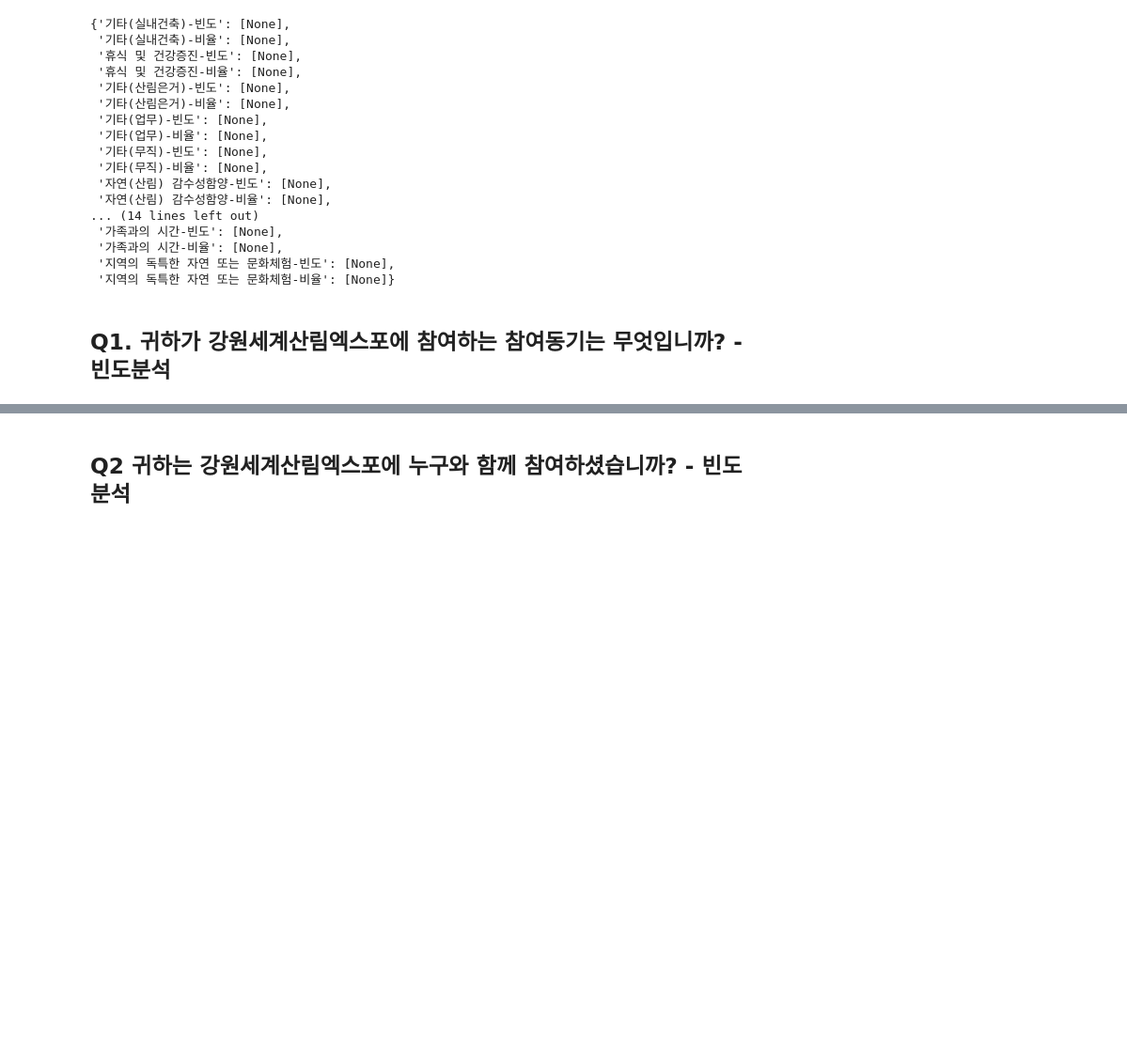
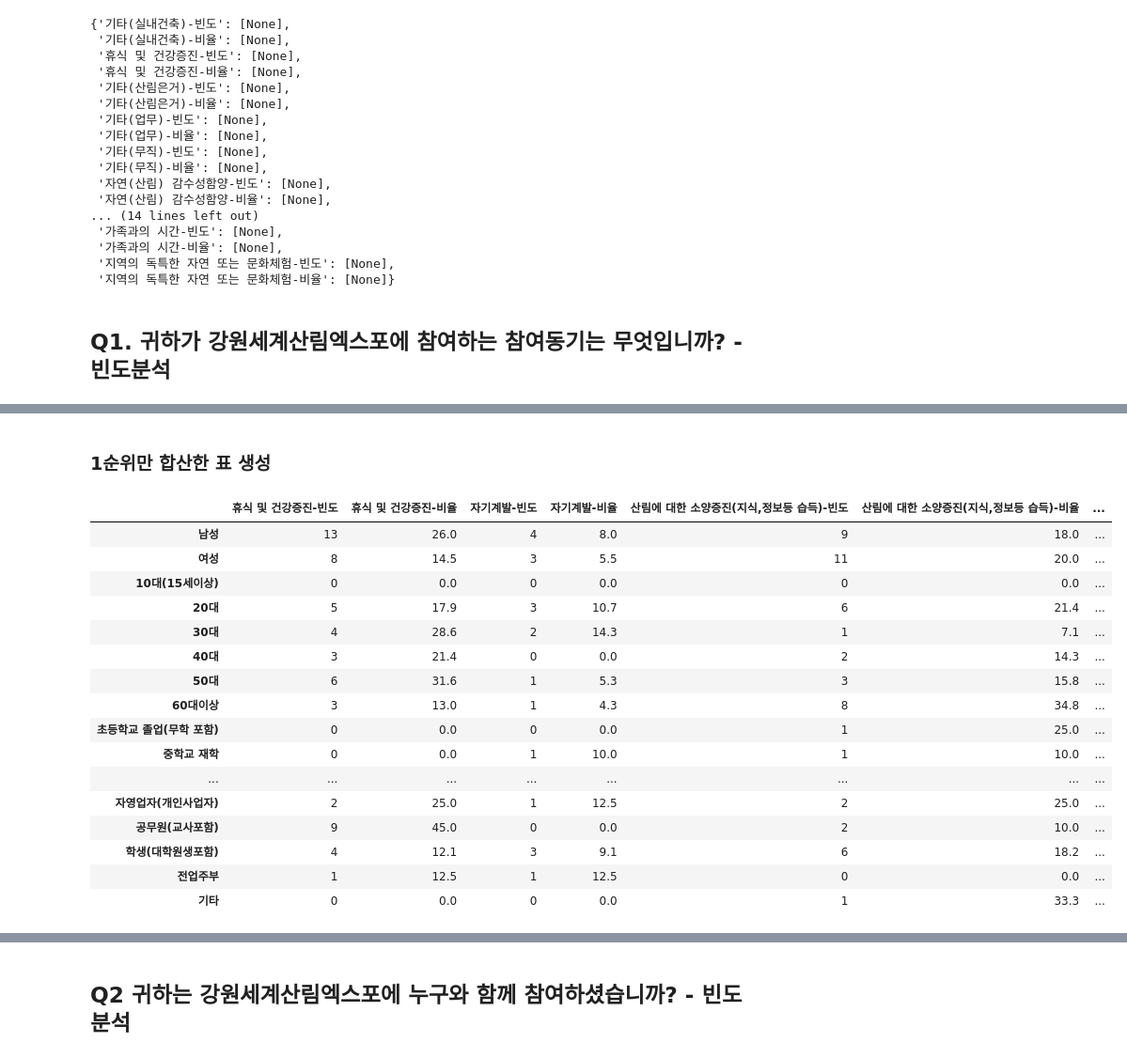
Before and after one commit to DDalaDDula/Card_Consumption_Pattern_Analysis_Dashboard, a Jupyter notebook: preprocessing_single.ipynb, the cells around one changed output, grey strips where cells are left out. Shown: that part at 94% size. Saved outputs shown, nothing was run; the diff lists cells and outputs as text; code cells hidden in the pictures; blank space fills up the shorter version.

```diff
--- a/preprocessing_single.ipynb
+++ b/preprocessing_single.ipynb
@@ -321,0 +221,64 @@ frequency_m_1_1
+# %% [markdown]
+### 1순위만 합산한 표 생성
+# %%
+# 응답자 특성별 표 정리
+q1 = ['휴식 및 건강증진','자기계발','산림에 대한 소양증진(지식,정보등 습득)','즐겁고 재미난 체험','자연(산림) 감수성함양','가족과의 시간','대인관계형성','창작활동에 대한 기대','지역의 독특한 자연 또는 문화체험','기타(업무)','기타(학과행사)','기타(체험학습)']
+combined_list = q1
+column_lst = []
+for i in combined_list:
+    column_lst.append("%s-빈도"%i)
+    column_lst.append("%s-비율"%i)
+resp_map_df = pd.DataFrame(columns = column_lst)
+
+# 응답자 설문 리스트 정의
+sq_lst = list(Resp_Character.keys())
+# 응답자 매핑 딕셔너리 정의
+sq_dic = {'성별': 'SQ1', '연령': 'SQ2_1', '학력': 'SQ3', '거주지역': 'SQ4', '직업': 'SQ5'}
+
+for sq in sq_lst:
+    for val in list(Resp_Character[sq].values()):
+        # 'SQ1' 열의 값으로 필터링
+        filtered_rows = df_expo[df_expo[sq_dic[sq]] == val].reset_index(drop=True)
+        frequency_rate_df = filtered_rows['Q1_1'].value_counts().reset_index()
+        frequency_rate_df.columns = ['값', '빈도']
+        frequency_rate_df['값'] = map_val(frequency_rate_df['값'], Q1_map)
+        frequency_rate_df['비율'] = round((frequency_rate_df['빈도'] / frequency_rate_df['빈도'].sum())*100,1)
+        frequency_rate_df = frequency_rate_df.set_index(keys='값')
+
+        resp_map = {}
+        for i in resp_map_df.columns:
+            if i.endswith('빈도'):
+                resp_map[i] = [0]
+            else:
+                resp_map[i] = [0.0]
+
+        for i in resp_map_df.columns:
+            response, method = i.split('-')
+            try:
+                resp_map[i][0] = frequency_rate_df.loc[response, method]
+            except:
+                pass
+        else:
+            resp_map = pd.DataFrame(resp_map)
+            resp_map.index = [val]
+            resp_map_df = pd.concat([resp_map_df,resp_map])
+resp_map_df['사례수'] = resp_map_df.filter(like='빈도').sum(axis=1).astype(int)
+resp_map_df
+# %% [output]
+|  | 휴식 및 건강증진-빈도 | 휴식 및 건강증진-비율 | 자기계발-빈도 | 자기계발-비율 | 산림에 대한 소양증진(지식,정보등 습득)-빈도 | 산림에 대한 소양증진(지식,정보등 습득)-비율 | ... |
+| 남성 | 13 | 26.0 | 4 | 8.0 | 9 | 18.0 | ... |
+| 여성 | 8 | 14.5 | 3 | 5.5 | 11 | 20.0 | ... |
+| 10대(15세이상) | 0 | 0.0 | 0 | 0.0 | 0 | 0.0 | ... |
+| 20대 | 5 | 17.9 | 3 | 10.7 | 6 | 21.4 | ... |
+| 30대 | 4 | 28.6 | 2 | 14.3 | 1 | 7.1 | ... |
+| 40대 | 3 | 21.4 | 0 | 0.0 | 2 | 14.3 | ... |
+| 50대 | 6 | 31.6 | 1 | 5.3 | 3 | 15.8 | ... |
+| 60대이상 | 3 | 13.0 | 1 | 4.3 | 8 | 34.8 | ... |
+| 초등학교 졸업(무학 포함) | 0 | 0.0 | 0 | 0.0 | 1 | 25.0 | ... |
+| 중학교 재학 | 0 | 0.0 | 1 | 10.0 | 1 | 10.0 | ... |
+| ... | ... | ... | ... | ... | ... | ... | ... |
+| 자영업자(개인사업자) | 2 | 25.0 | 1 | 12.5 | 2 | 25.0 | ... |
+| 공무원(교사포함) | 9 | 45.0 | 0 | 0.0 | 2 | 10.0 | ... |
+| 학생(대학원생포함) | 4 | 12.1 | 3 | 9.1 | 6 | 18.2 | ... |
+| 전업주부 | 1 | 12.5 | 1 | 12.5 | 0 | 0.0 | ... |
+| 기타 | 0 | 0.0 | 0 | 0.0 | 1 | 33.3 | ... |
```
Also changed, not shown: parts of 25 cells of this notebook, 2 other files.
